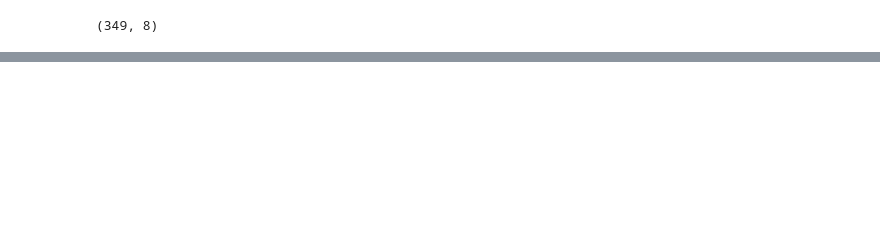
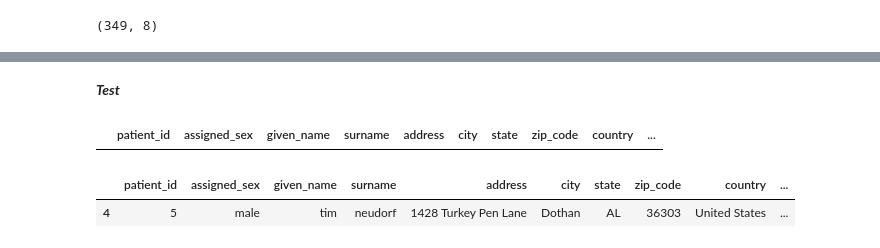
Before and after one commit to Alex-YuZ/diabetes_data-wrangling, a Jupyter notebook: auralin_data_wrangling.ipynb, the cells around one changed output, grey strips where cells are left out. Cells and saved outputs as stored; diff of their text form; code cells hidden in the pictures; blank space fills up the shorter version.

```diff
--- a/auralin_data_wrangling.ipynb
+++ b/auralin_data_wrangling.ipynb
@@ -673,0 +698,5 @@ treatments_clean.shape
+# %%
+patients_clean.zip_code = patients_clean.zip_code.astype(str).str[:-2].str.pad(5, fillchar='0')
+
+# Reconvert NaNs entries that were converted to '0000n' by code above
+patients_clean.zip_code = patients_clean.zip_code.replace('0000n', np.nan)
@@ -673,0 +724,15 @@ treatments_clean.shape
+# %%
+patients_clean.height = patients_clean.height.replace(27, 72)
+# %% [markdown]
+___Test___
+# %%
+# Should be empty
+patients_clean[patients_clean.height == 27]
+# %% [output]
+|  | patient_id | assigned_sex | given_name | surname | address | city | state | zip_code | country | ... |
+# %%
+# Confirm the replacement worked
+patients_clean[patients_clean.surname == 'neudorf']
+# %% [output]
+|  | patient_id | assigned_sex | given_name | surname | address | city | state | zip_code | country | ... |
+| 4 | 5 | male | tim | neudorf | 1428 Turkey Pen Lane | Dothan | AL | 36303 | United States | ... |
```
Also changed, not shown: parts of 52 cells of this notebook.
